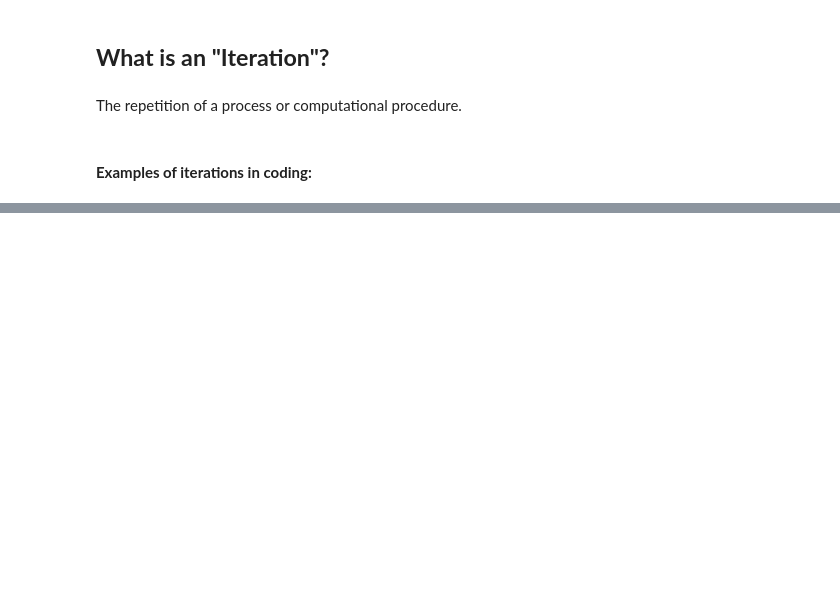
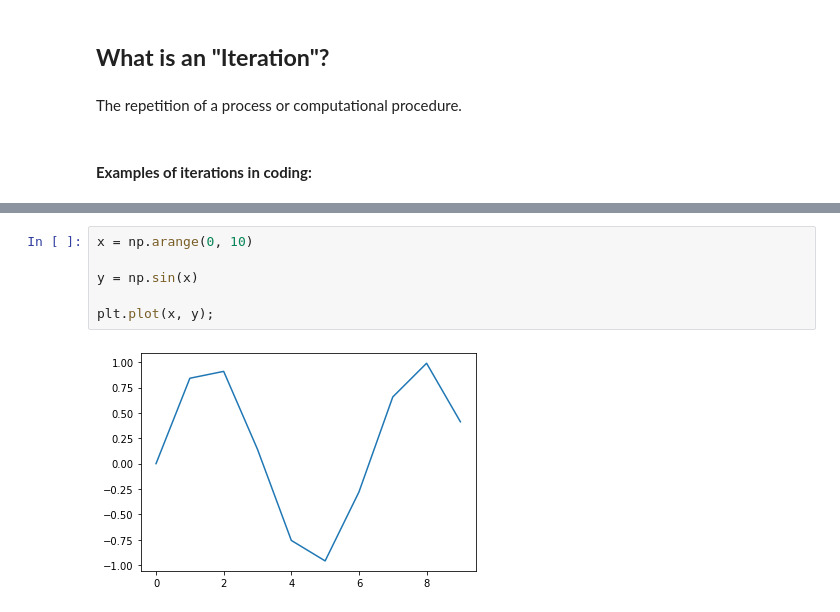
Before and after one commit to pyclub-cu/classes, a Jupyter notebook: Week_5_Loops_Packages.ipynb, the cells around one changed output, grey strips where cells are left out. Drawn from its saved outputs; the diff is of its cells as text; blank space fills up the shorter version.

```diff
--- a/Week_5_Loops_Packages.ipynb
+++ b/Week_5_Loops_Packages.ipynb
@@ -25,0 +188,8 @@ The repetition of a process or computational procedure.
+# %%
+x = np.arange(0, 10)
+
+y = np.sin(x)
+
+plt.plot(x, y);
+# %% [output]
+[figure, added]
```
Also changed, not shown: parts of 24 cells of this notebook.
